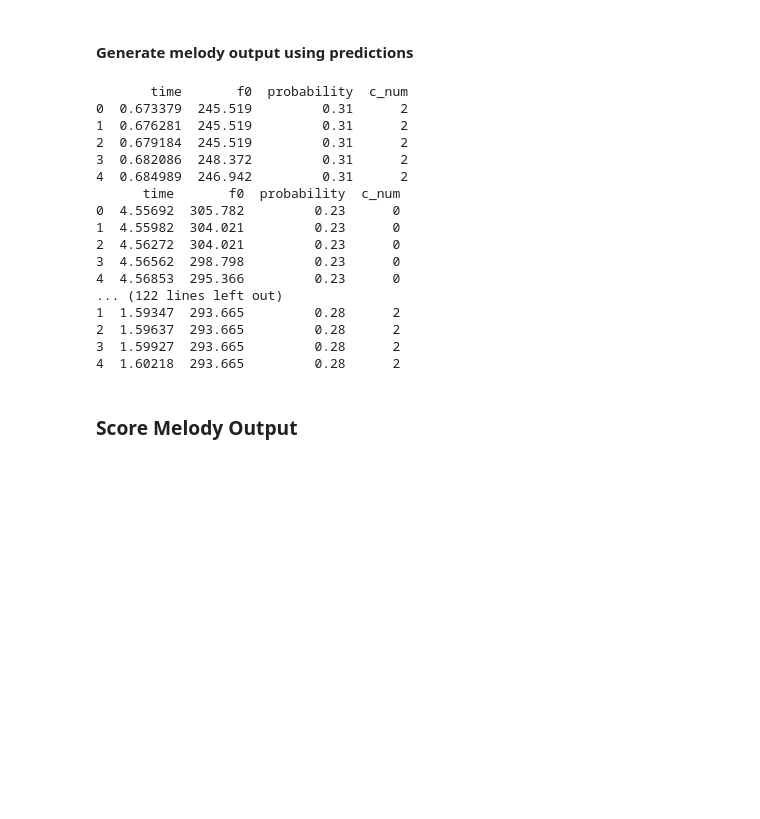
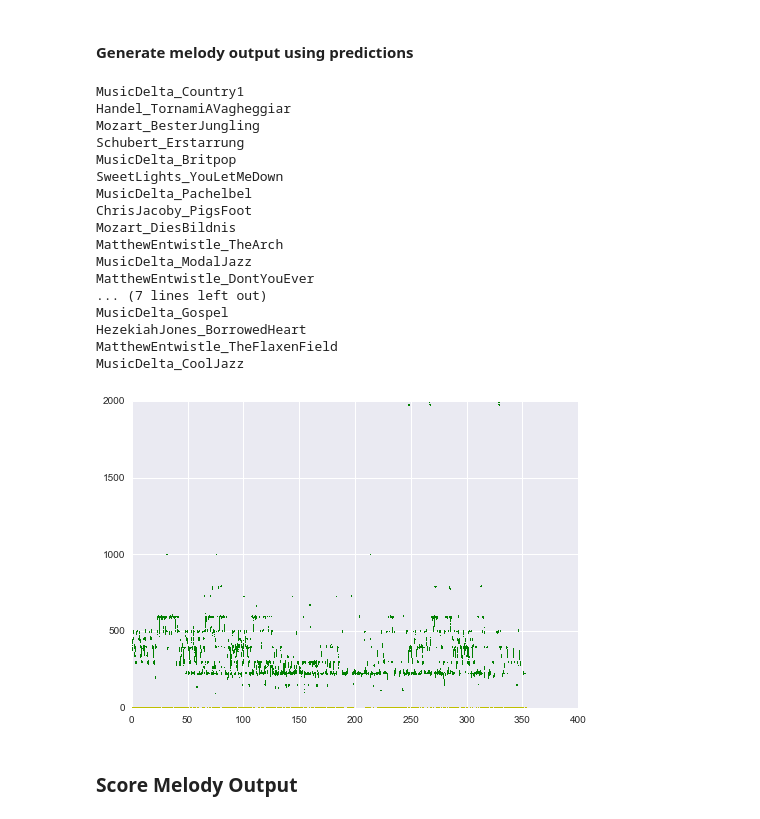
Before and after one commit to rabitt/contour_classification, a Jupyter notebook: contour_training.ipynb, the cells around one changed output. Drawn from its saved outputs; the diff is of its cells as text; code cells hidden in the pictures; blank space fills up the shorter version.

```diff
--- a/contour_training.ipynb
+++ b/contour_training.ipynb
@@ -181,26 +198,39 @@ for key in test_contour_dict.keys():
 # %%
 reload(gm)
 mel_output_dict = {}
-for key in test_contour_dict.keys():
+for i, key in enumerate(test_contour_dict.keys()):
+    print key
     mel_output_dict[key] = gm.melody_from_clf(test_contour_dict[key], prob_thresh=best_thresh)
 # %% [output]
-       time       f0  probability  c_num
-0  0.673379  245.519         0.31      2
-1  0.676281  245.519         0.31      2
-2  0.679184  245.519         0.31      2
-3  0.682086  248.372         0.31      2
-4  0.684989  246.942         0.31      2
-      time       f0  probability  c_num
-0  4.55692  305.782         0.23      0
-1  4.55982  304.021         0.23      0
-2  4.56272  304.021         0.23      0
-3  4.56562  298.798         0.23      0
-4  4.56853  295.366         0.23      0
-... (122 lines left out)
-1  1.59347  293.665         0.28      2
-2  1.59637  293.665         0.28      2
-3  1.59927  293.665         0.28      2
-4  1.60218  293.665         0.28      2
+MusicDelta_Country1
+Handel_TornamiAVagheggiar
+Mozart_BesterJungling
+Schubert_Erstarrung
+MusicDelta_Britpop
+SweetLights_YouLetMeDown
+MusicDelta_Pachelbel
+ChrisJacoby_PigsFoot
+Mozart_DiesBildnis
+MatthewEntwistle_TheArch
+MusicDelta_ModalJazz
+MatthewEntwistle_DontYouEver
+... (7 lines left out)
+MusicDelta_Gospel
+HezekiahJones_BorrowedHeart
+MatthewEntwistle_TheFlaxenField
+MusicDelta_CoolJazz
+# %%
+key="ChrisJacoby_PigsFoot"
+df = mel_output_dict[key]
+df_pos = df[df > 0]
+df_zero = df[df == 0]
+df_neg = df[df < 0]
+plt.plot(df_pos.index, df_pos.values, ',g')
+plt.plot(df_zero.index, df_zero.values, ',y')
+plt.plot(df_neg.index, -1.0*df_neg.values, ',r')
+plt.show()
+# %% [output]
+[figure, added]
 # %% [markdown]
 ### Score Melody Output
 # %%
```
Also changed, not shown: parts of 9 cells of this notebook, 1 other file.
